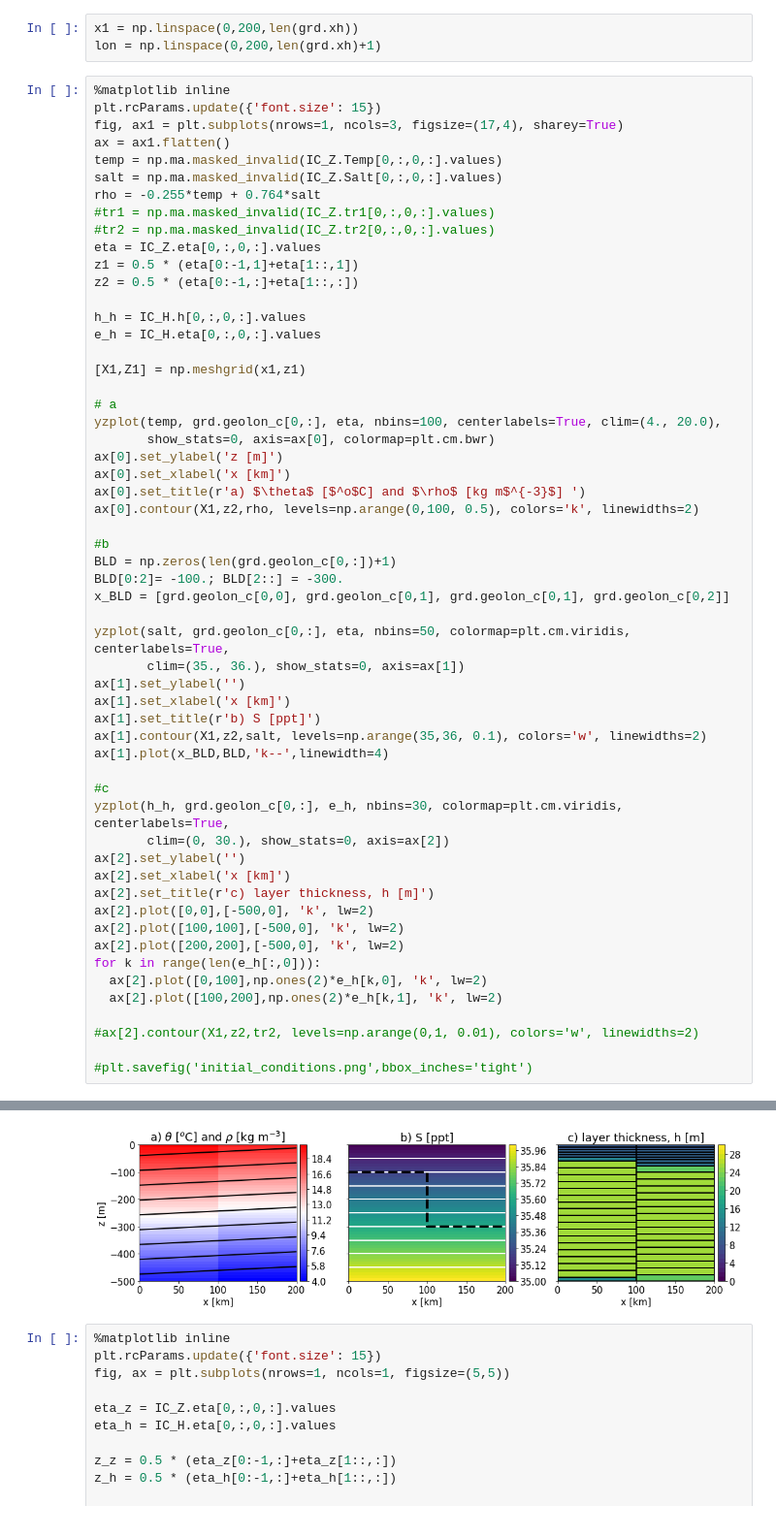
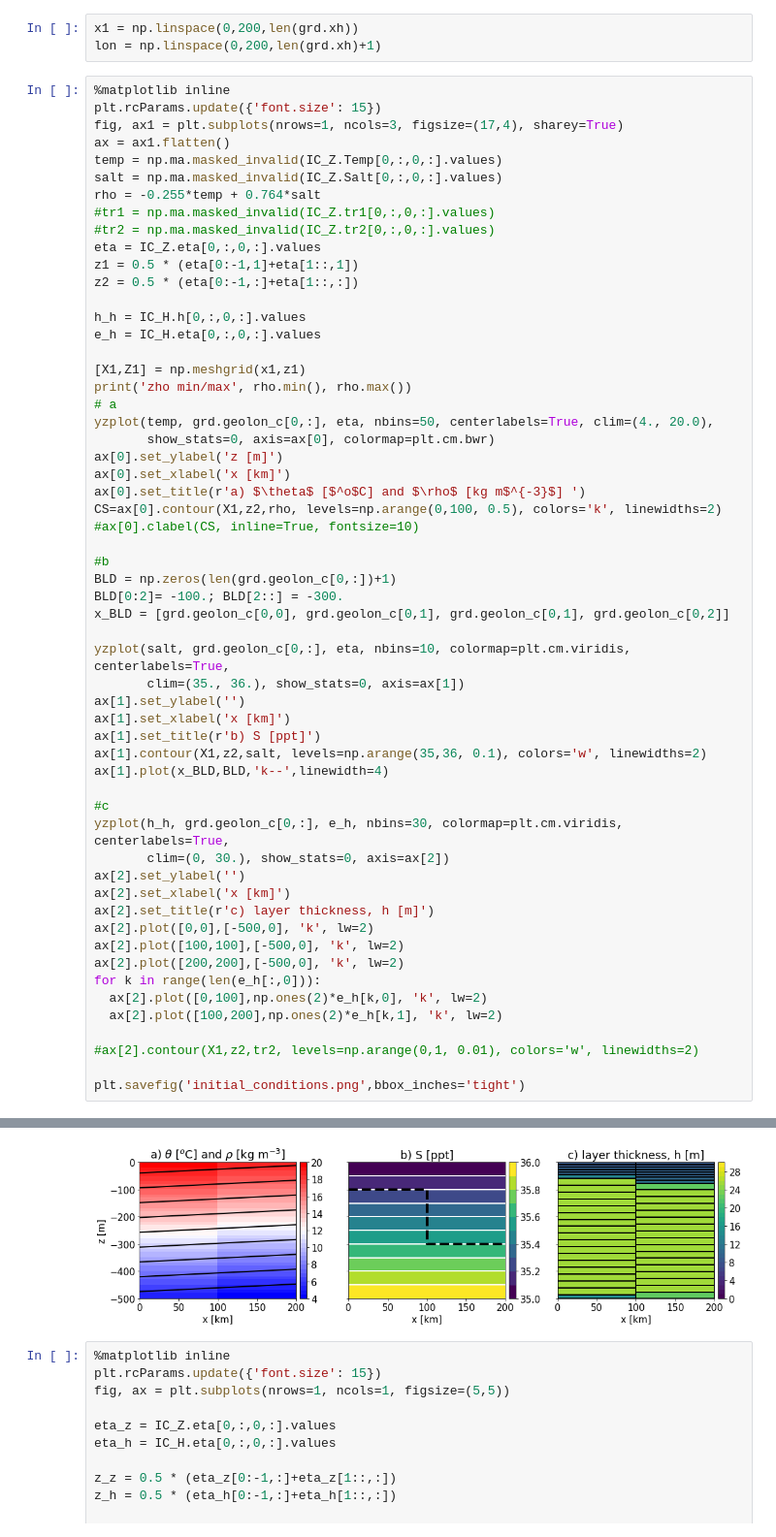
Before and after one commit to gustavo-marques/cesm_mom6_progress, a Jupyter notebook: lateral_boundary_diffusion/lateral_bnd_diffusion_analysis_two_columns_exps.ipynb, the cells around one changed output, grey strips where cells are left out. Shown at 97% size. Cells and saved outputs as stored; diff of their text form.

```diff
--- a/lateral_boundary_diffusion/lateral_bnd_diffusion_analysis_two_columns_exps.ipynb
+++ b/lateral_boundary_diffusion/lateral_bnd_diffusion_analysis_two_columns_exps.ipynb
@@ -48,21 +48,22 @@ h_h = IC_H.h[0,:,0,:].values
 e_h = IC_H.eta[0,:,0,:].values
 
 [X1,Z1] = np.meshgrid(x1,z1)
-
+print('zho min/max', rho.min(), rho.max())
 # a
-yzplot(temp, grd.geolon_c[0,:], eta, nbins=100, centerlabels=True, clim=(4., 20.0),
+yzplot(temp, grd.geolon_c[0,:], eta, nbins=50, centerlabels=True, clim=(4., 20.0),
        show_stats=0, axis=ax[0], colormap=plt.cm.bwr)
 ax[0].set_ylabel('z [m]')
 ax[0].set_xlabel('x [km]')
 ax[0].set_title(r'a) $\theta$ [$^o$C] and $\rho$ [kg m$^{-3}$] ')
-ax[0].contour(X1,z2,rho, levels=np.arange(0,100, 0.5), colors='k', linewidths=2)
+CS=ax[0].contour(X1,z2,rho, levels=np.arange(0,100, 0.5), colors='k', linewidths=2)
+#ax[0].clabel(CS, inline=True, fontsize=10)
 
 #b
 BLD = np.zeros(len(grd.geolon_c[0,:])+1)
 BLD[0:2]= -100.; BLD[2::] = -300.
 x_BLD = [grd.geolon_c[0,0], grd.geolon_c[0,1], grd.geolon_c[0,1], grd.geolon_c[0,2]]
 
-yzplot(salt, grd.geolon_c[0,:], eta, nbins=50, colormap=plt.cm.viridis, centerlabels=True,
+yzplot(salt, grd.geolon_c[0,:], eta, nbins=10, colormap=plt.cm.viridis, centerlabels=True,
        clim=(35., 36.), show_stats=0, axis=ax[1])
 ax[1].set_ylabel('')
 ax[1].set_xlabel('x [km]')
@@ -85,5 +86,5 @@ for k in range(len(e_h[:,0])):
 
 #ax[2].contour(X1,z2,tr2, levels=np.arange(0,1, 0.01), colors='w', linewidths=2)
 
-#plt.savefig('initial_conditions.png',bbox_inches='tight')
+plt.savefig('initial_conditions.png',bbox_inches='tight')
 # %% [output]
@@ -90,4 +92,4 @@ for k in range(len(e_h[:,0])):
-[figure, old version]
+[figure, new version]
 # %%
 %matplotlib inline
 plt.rcParams.update({'font.size': 15})
```
Also changed, not shown: parts of 4 cells of this notebook, 2 other files.
